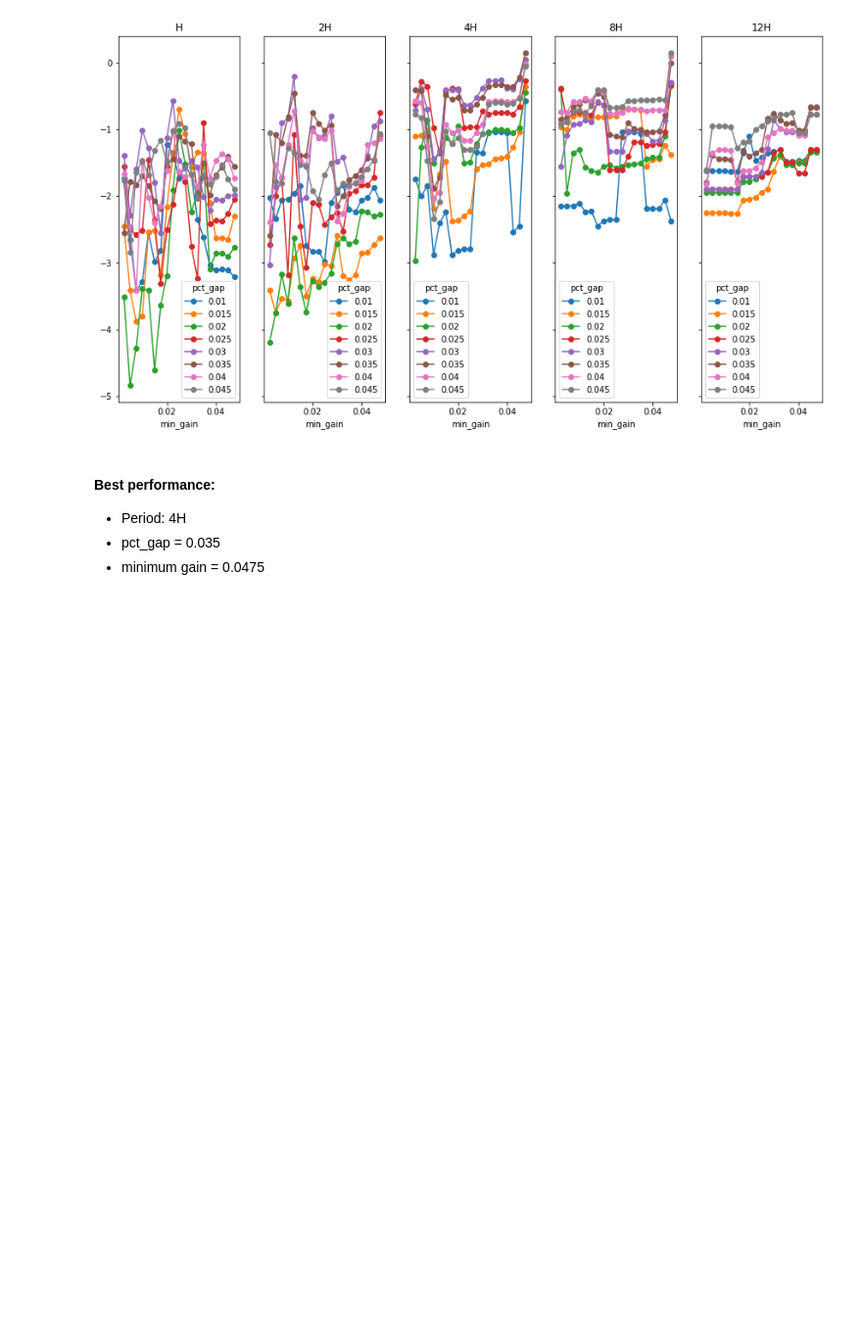
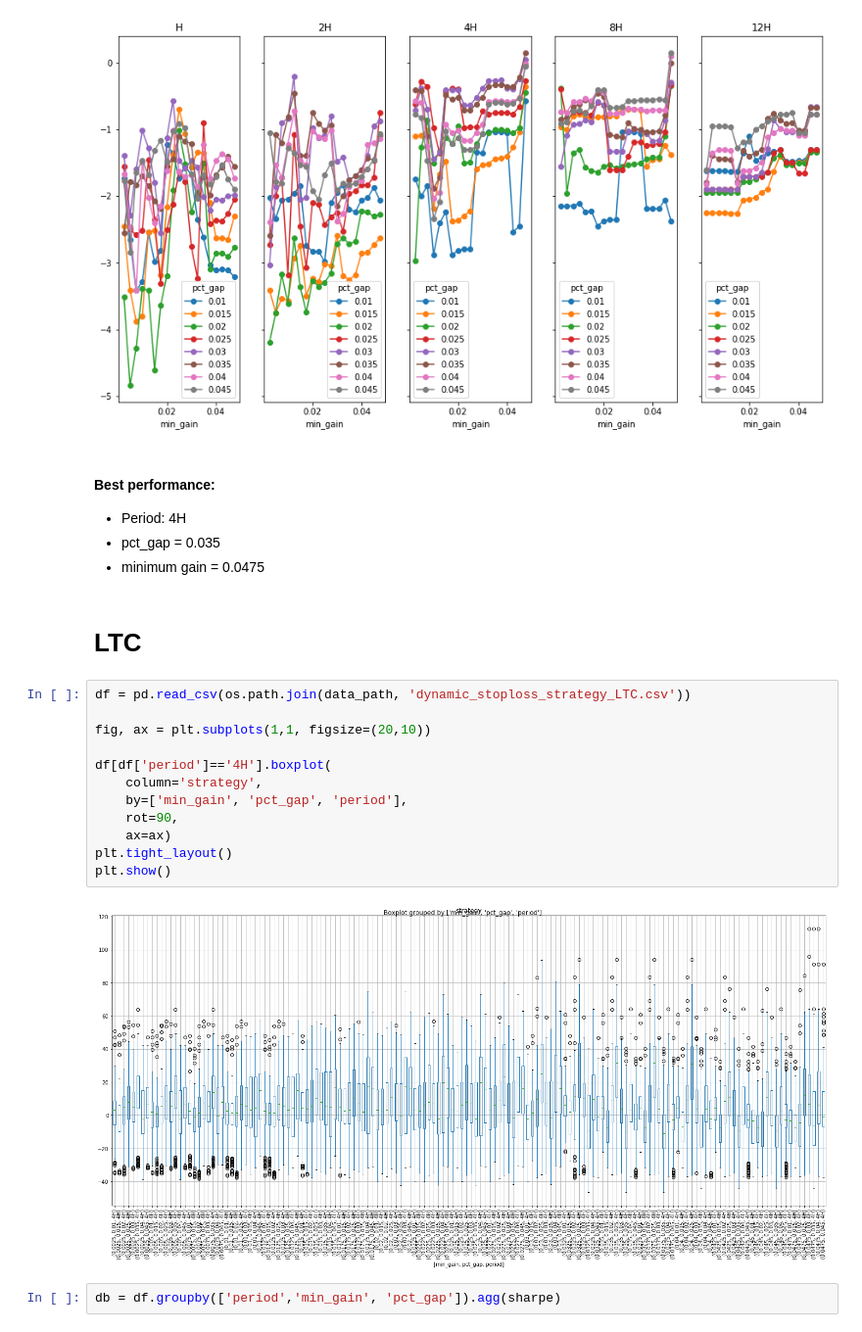
Before and after one commit to dxcv/finances, a Jupyter notebook: finances/trading/strategies/Analysis dynamic stoploss.ipynb, the cells around one changed output. Shown: that part at 98% size. Drawn from its saved outputs; the diff is of its cells as text; blank space fills up the shorter version.

```diff
--- a/finances/trading/strategies/Analysis dynamic stoploss.ipynb
+++ b/finances/trading/strategies/Analysis dynamic stoploss.ipynb
@@ -83,3 +83,21 @@ for n, period in enumerate(['H', '2H', '4H', '8H', '12H']):
 * Period: 4H
 * pct_gap = 0.035
 * minimum gain = 0.0475
+# %% [markdown]
+# LTC
+# %%
+df = pd.read_csv(os.path.join(data_path, 'dynamic_stoploss_strategy_LTC.csv'))
+
+fig, ax = plt.subplots(1,1, figsize=(20,10))
+
+df[df['period']=='4H'].boxplot(
+    column='strategy',
+    by=['min_gain', 'pct_gap', 'period'],
+    rot=90,
+    ax=ax)
+plt.tight_layout()
+plt.show()
+# %% [output]
+[figure, added]
+# %%
+db = df.groupby(['period','min_gain', 'pct_gap']).agg(sharpe)
```
Also changed, not shown: parts of 4 cells of this notebook, 2 other files.
